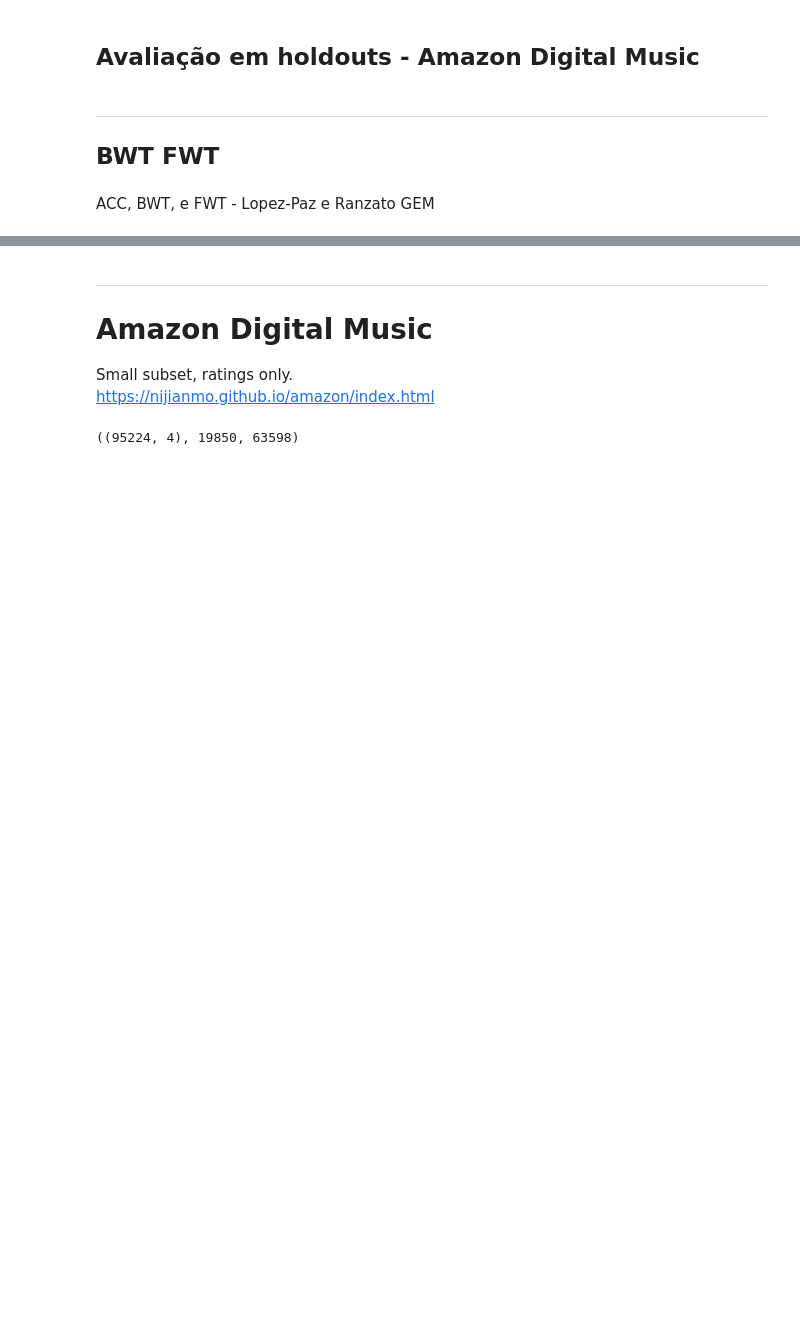
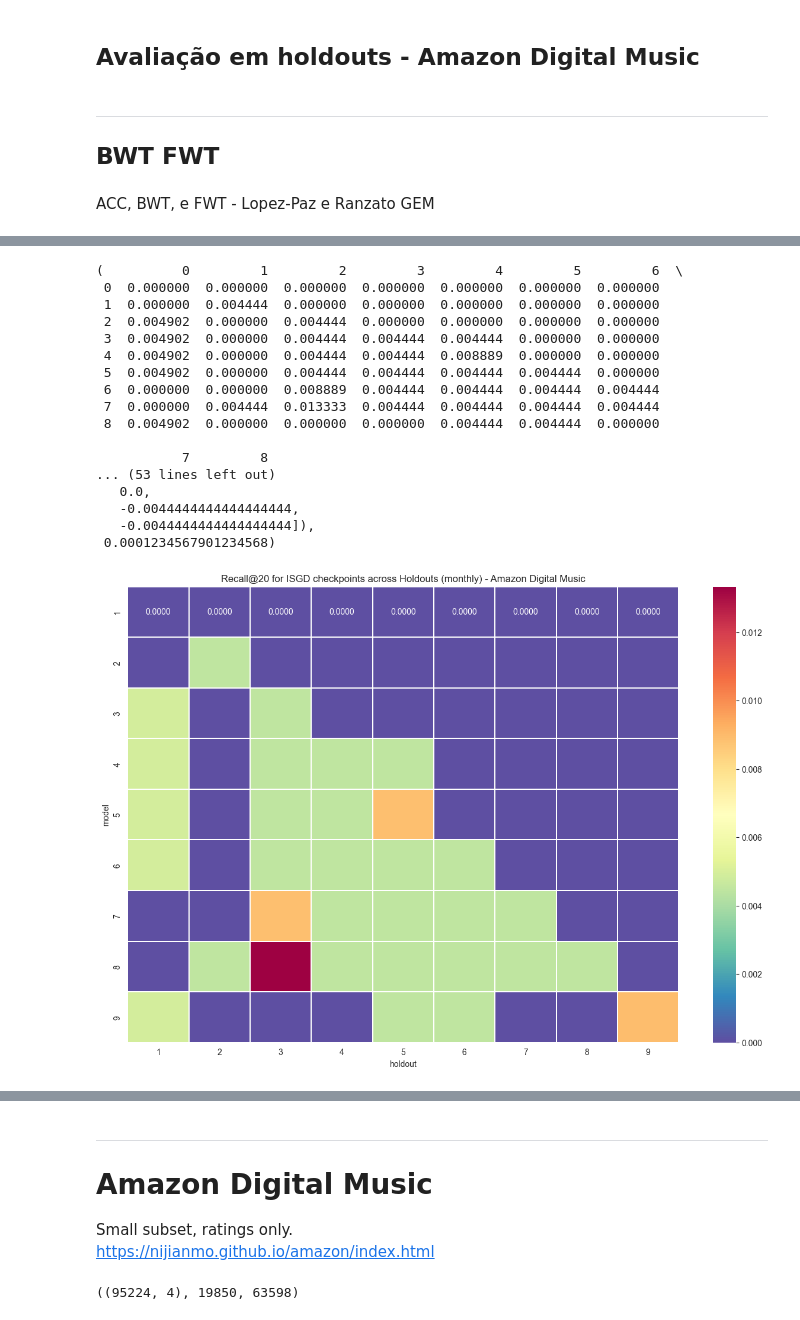
Before and after one commit to mariajoaolavoura/measuring_forgetting, a Jupyter notebook: notebooks/Reproducibility - sample Amazon Digital Music - Avaliacao de Holdouts - ISGD.ipynb, the cells around one changed output, grey strips where cells are left out. Saved outputs shown, nothing was run; the diff lists cells and outputs as text; code cells hidden in the pictures; blank space fills up the shorter version.

```diff
--- a/notebooks/Reproducibility - sample Amazon Digital Music - Avaliacao de Holdouts - ISGD.ipynb
+++ b/notebooks/Reproducibility - sample Amazon Digital Music - Avaliacao de Holdouts - ISGD.ipynb
@@ -42,0 +316,53 @@ def compute_FWT(results_matrix): # Díaz-Rodriguez et al. 2018
+# %%
+namepaths = get_namepaths(sample_year_month = [('2014', '%Y'), ('2014-10', '%Y-%m')],
+                          interval_type = 'M',
+                          dump_filename ='amazon_digmusic_dump',
+                          use_data_unique_users = False,
+                          to_grid_search = False,
+                          num_factors = 100,
+                          num_iter = 6,
+                          learn_rate = 0.1,
+                          regularization = 0.1,
+                          random_seed = 10)
+namepaths
+# %%
+data = load_data_print_info(namepaths['data_path'])
+# %%
+run_evaluate(data = data,
+             user_col = namepaths['user_col'],
+             item_col = namepaths['item_col'],
+             interval_type = namepaths['interval_type'],
+             intervals_path = namepaths['intervals_path'],
+             use_data_unique_users = namepaths['use_data_unique_users'],
+             frequent_users_path = namepaths['frequent_users_path'],
+             buckets_path = namepaths['buckets_path'],
+             holdouts_path = namepaths['holdouts_path'],
+             to_grid_search = namepaths['to_grid_search'],
+             num_factors = namepaths['num_factors'],
+             num_iter = namepaths['num_iter'],
+             learn_rate = namepaths['learn_rate'],
+             regularization = namepaths['regularization'],
+             random_seed = namepaths['random_seed'],
+             results_matrix_path = namepaths['results_matrix_path'],
+             recall_heatmap_title = namepaths['recall_heatmap_title'],
+             recall_heatmap_path = namepaths['recall_heatmap_path'],
+             incrementalTraining_time_record_path = namepaths['incrementalTraining_time_record_path'],
+             evaluateHoldouts_time_record_path = namepaths['evaluateHoldouts_time_record_path'])
+
+# run_evaluate(data = data,
+#              user_col = user_col,
+#              item_col = item_col,
+#              interval_type = interval_type,
+#              intervals_path = intervals_path,
+#              use_data_unique_users = False,
+#              frequent_users_path = frequent_users_path,
+#              buckets_path = buckets_path,
+#              holdouts_path = holdouts_path,
+#              to_grid_search = to_grid_search,
+#              random_seed = random_seed,
+#              results_matrix_path = results_matrix_path,
+#              recall_heatmap_title = recall_heatmap_title,
+#              recall_heatmap_path = recall_heatmap_path,
+#              incrementalTraining_time_record_path = incrementalTraining_time_record_path,
+#              evaluateHoldouts_time_record_path = evaluateHoldouts_time_record_path)
+# %% [output]
@@ -42,0 +386,18 @@ def compute_FWT(results_matrix): # Díaz-Rodriguez et al. 2018
+(          0         1         2         3         4         5         6  \
+ 0  0.000000  0.000000  0.000000  0.000000  0.000000  0.000000  0.000000
+ 1  0.000000  0.004444  0.000000  0.000000  0.000000  0.000000  0.000000
+ 2  0.004902  0.000000  0.004444  0.000000  0.000000  0.000000  0.000000
+ 3  0.004902  0.000000  0.004444  0.004444  0.004444  0.000000  0.000000
+ 4  0.004902  0.000000  0.004444  0.004444  0.008889  0.000000  0.000000
+ 5  0.004902  0.000000  0.004444  0.004444  0.004444  0.004444  0.000000
+ 6  0.000000  0.000000  0.008889  0.004444  0.004444  0.004444  0.004444
+ 7  0.000000  0.004444  0.013333  0.004444  0.004444  0.004444  0.004444
+ 8  0.004902  0.000000  0.000000  0.000000  0.004444  0.004444  0.000000
+
+           7         8
+... (53 lines left out)
+   0.0,
+   -0.0044444444444444444,
+   -0.0044444444444444444]),
+ 0.0001234567901234568)
+[figure, added]
```
Also changed, not shown: parts of 25 cells of this notebook, 39 other files.
